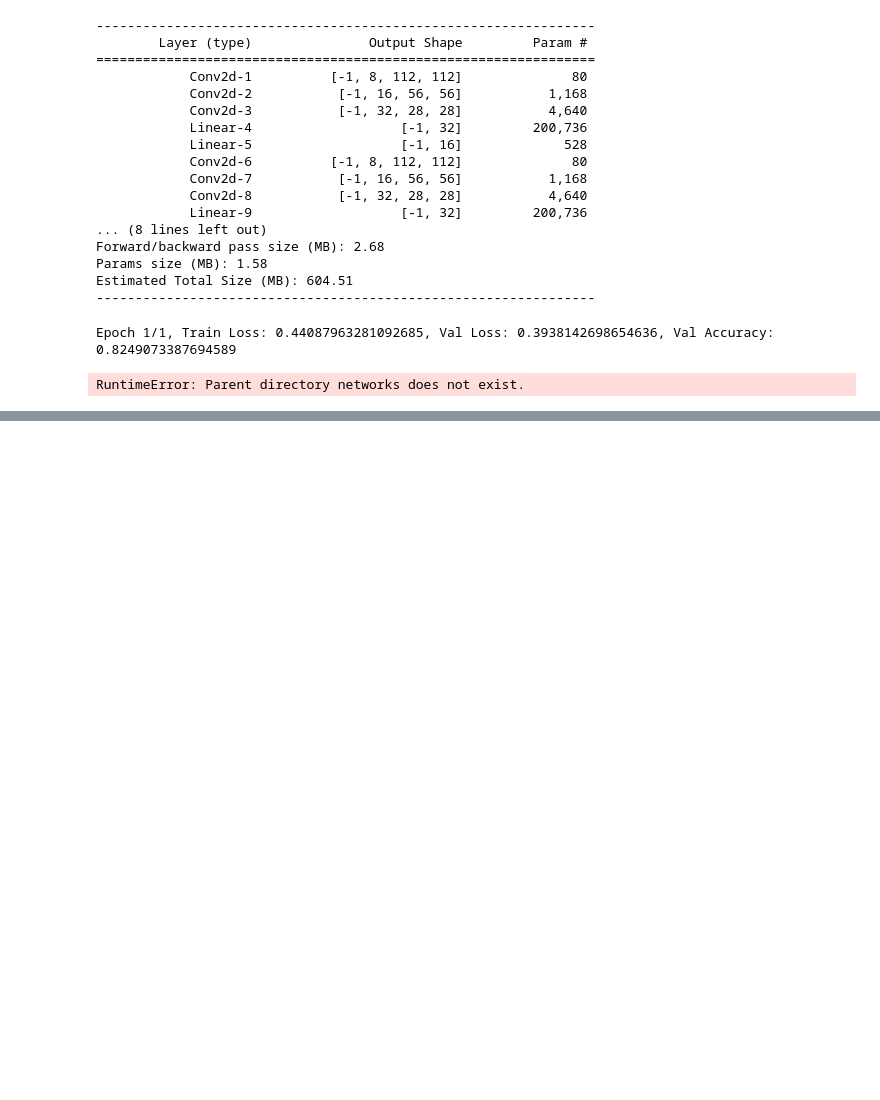
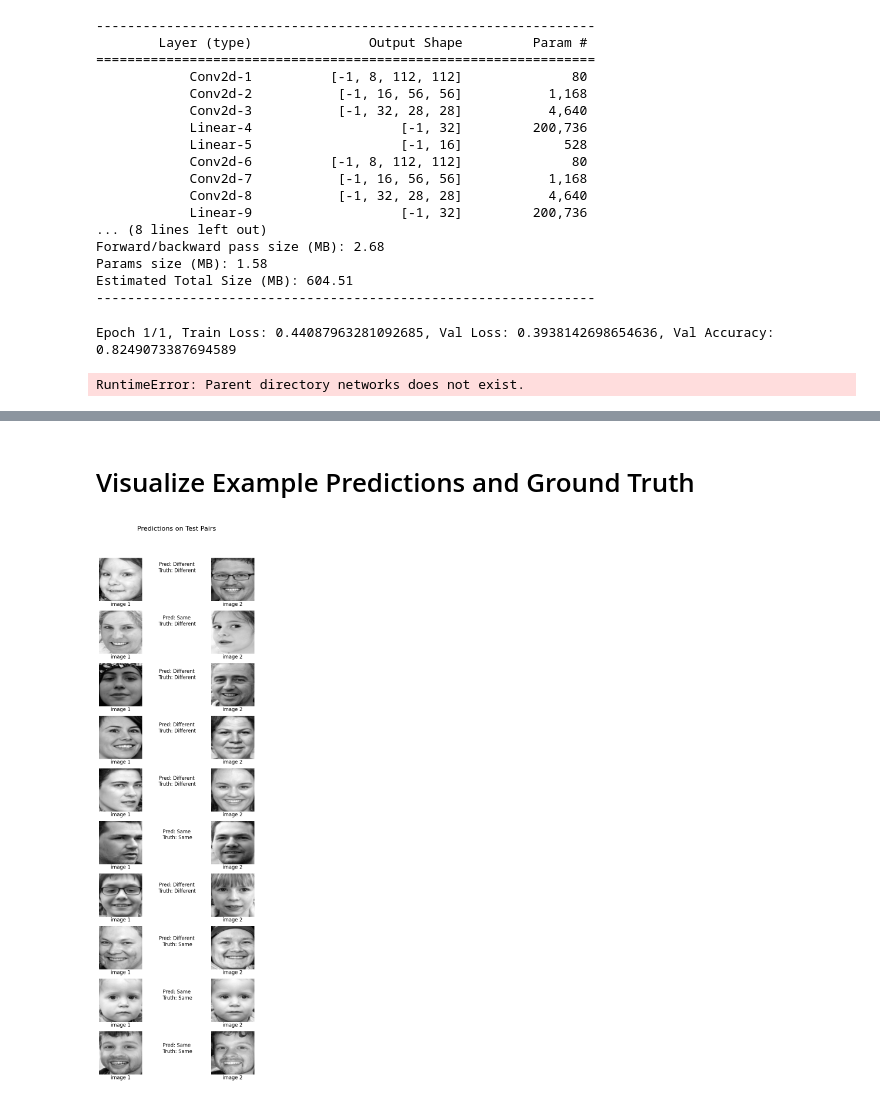
Before and after one commit to lferlings/DA2CS, a Jupyter notebook: da.ipynb, the cells around one changed output, grey strips where cells are left out. Saved outputs shown, nothing was run; the diff lists cells and outputs as text; code cells hidden in the pictures; blank space fills up the shorter version.

Commit message:
updated visualization of predictions

```diff
--- a/da.ipynb
+++ b/da.ipynb
@@ -140,21 +142,18 @@ transform = transforms.Compose([
     transforms.ToTensor()
 ])
 
-from sklearn.model_selection import train_test_split
+
 # Split before
 people_dirs = os.listdir(image_folder)
 
-num_people = len(people_dirs)
-
 # Calculate the number of people to use (40%)
-num_to_use = int(num_people * 0.4)
-
-# Randomly select 40% of the people
-selected_people = random.sample(people_dirs, num_to_use)
+# num_people = len(people_dirs)
+# num_to_use = int(num_people * 0.4)
+# selected_people = random.sample(people_dirs, num_to_use)
 
 
 # train-val and test set
-train_val_dirs, test_dirs = train_test_split(selected_people, test_size=0.2, random_state=42)
+train_val_dirs, test_dirs = train_test_split(people_dirs, test_size=0.2, random_state=42)
 # train and val set
 train_dirs, val_dirs  = train_test_split(train_val_dirs, test_size=0.2, random_state=42)
 
@@ -162,16 +161,10 @@ train_dirs, val_dirs  = train_test_split(train_val_dirs, test_size=0.2, random_s
 train_dataset = FaceDataset(image_folder, train_dirs, transform=transform)
 val_dataset = FaceDataset(image_folder, val_dirs, transform=transform)
 test_dataset = FaceDataset(image_folder, test_dirs, transform=transform)
-#train_indices, val_indices, test_indices = split_dataset(dataset)
 
 train_loader = DataLoader(train_dataset, batch_size=batch_size, shuffle=True)
 val_loader = DataLoader(val_dataset, batch_size=batch_size, shuffle=True)
 test_loader = DataLoader(test_dataset, batch_size=batch_size, shuffle=True)
-
-
-#train_loader = DataLoader(dataset, batch_size=batch_size, sampler=torch.utils.data.SubsetRandomSampler(train_indices))
-#val_loader = DataLoader(dataset, batch_size=batch_size, sampler=torch.utils.data.SubsetRandomSampler(val_indices))
-#test_loader = DataLoader(dataset, batch_size=batch_size, sampler=torch.utils.data.SubsetRandomSampler(test_indices))
 # %% [output]
 Batch size: 128
 LR: 0.01
@@ -346,0 +338,8 @@ Test Loss: 0.393432137003389, Test Accuracy: 0.8247776826296028
+# %%
+model = SiameseNetwork().to(device)  # Instantiate the model
+
+# Load the saved state dictionary
+model.load_state_dict(torch.load(f'./network_epoch1.pth'))
+
+# Set the model to evaluation mode
+model.eval()
@@ -346,0 +372,2 @@ Test Loss: 0.393432137003389, Test Accuracy: 0.8247776826296028
+# %% [markdown]
+# Visualize Example Predictions and Ground Truth
@@ -346,0 +428,4 @@ Test Loss: 0.393432137003389, Test Accuracy: 0.8247776826296028
+# %%
+predict_and_visualize(model, test_loader)
+# %% [output]
+[figure, added]
```
Also changed, not shown: parts of 8 cells of this notebook.
